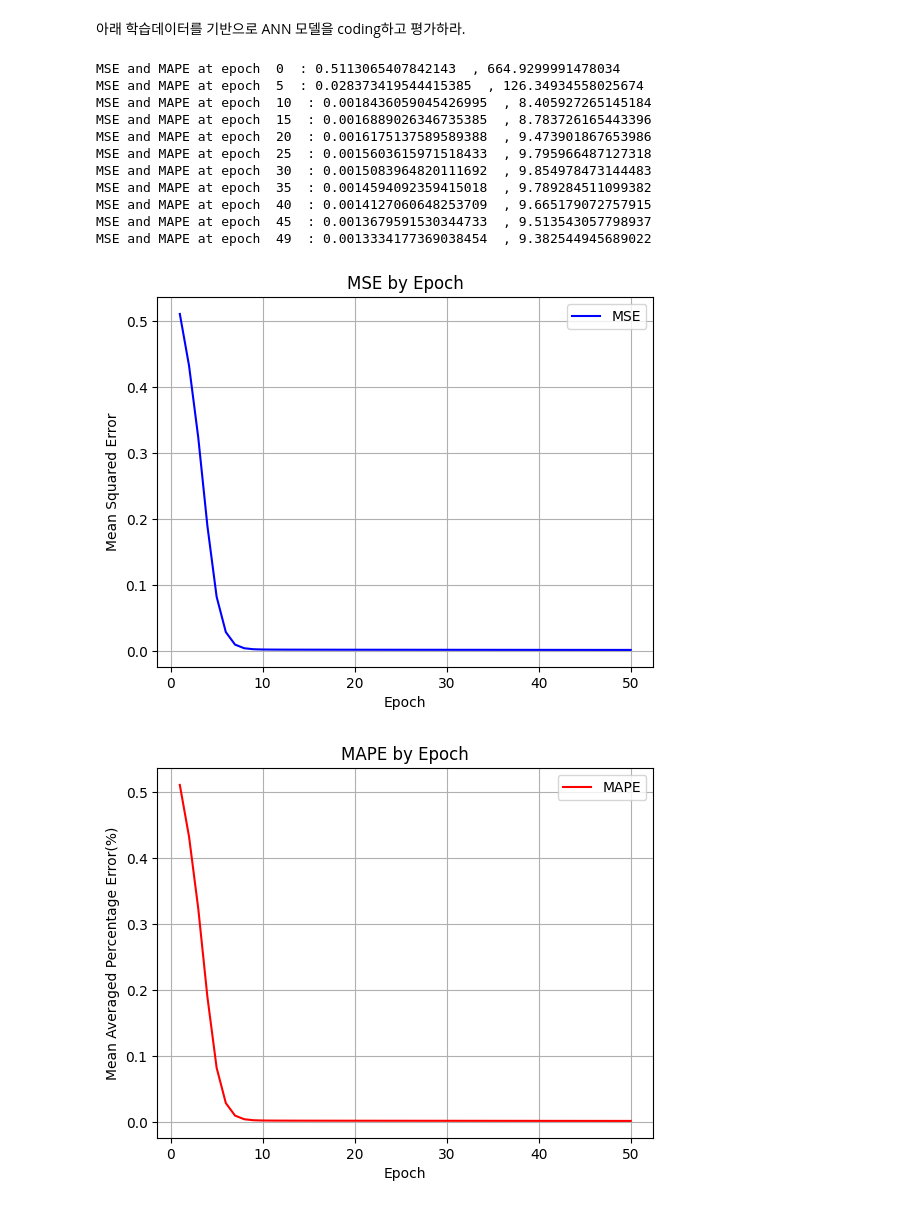
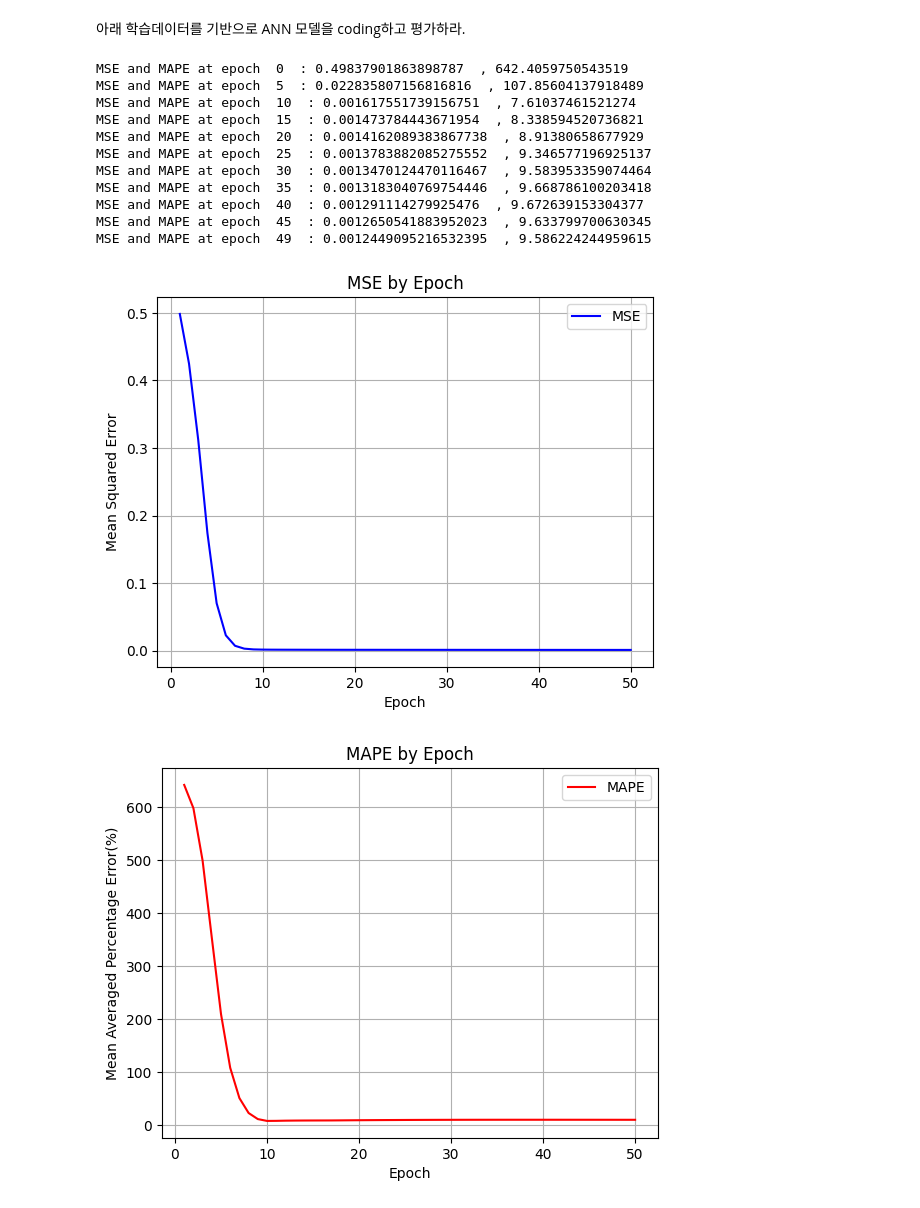
Before and after one commit to kangdh9447/MLP, a Jupyter notebook: HW10.ipynb, the cells around one changed output. Drawn from its saved outputs; the diff is of its cells as text; code cells hidden in the pictures.

```diff
--- a/HW10.ipynb
+++ b/HW10.ipynb
@@ -75,6 +75,7 @@ for epoch in range(epochs):
 
         dJdb1_1 = dJdZ1 * sigmoid_derivative(Z_tilde[0])
         dJdb1_2 = dJdZ2 * sigmoid_derivative(Z_tilde[1])
+        dJdb1_3 = dJdZ3 * sigmoid_derivative(Z_tilde[2])
 
         # Update
         W1[0][0] += -alpha * dJdW1_11
@@ -88,6 +89,8 @@ for epoch in range(epochs):
 
         b1[0] += -alpha * dJdb1_1
         b1[1] += -alpha * dJdb1_2
+        b1[2] += -alpha * dJdb1_3
+
         W2[0][0] += -alpha * dJdW2_11
         W2[0][1] += -alpha * dJdW2_12
         b2[0] += -alpha*dJdb2
@@ -99,37 +102,37 @@ for epoch in range(epochs):
        print('MSE and MAPE at epoch ', epoch, ' :',
              np.squeeze(MSE), ' ,', np.squeeze(MAPE))
 # %% [output]
-MSE and MAPE at epoch  0  : 0.5113065407842143  , 664.9299991478034
-MSE and MAPE at epoch  5  : 0.028373419544415385  , 126.34934558025674
-MSE and MAPE at epoch  10  : 0.0018436059045426995  , 8.405927265145184
-MSE and MAPE at epoch  15  : 0.0016889026346735385  , 8.783726165443396
-MSE and MAPE at epoch  20  : 0.0016175137589589388  , 9.473901867653986
-MSE and MAPE at epoch  25  : 0.0015603615971518433  , 9.795966487127318
-MSE and MAPE at epoch  30  : 0.0015083964820111692  , 9.854978473144483
-MSE and MAPE at epoch  35  : 0.0014594092359415018  , 9.789284511099382
-MSE and MAPE at epoch  40  : 0.0014127060648253709  , 9.665179072757915
-MSE and MAPE at epoch  45  : 0.0013679591530344733  , 9.513543057798937
-MSE and MAPE at epoch  49  : 0.0013334177369038454  , 9.382544945689022
+MSE and MAPE at epoch  0  : 0.49837901863898787  , 642.4059750543519
+MSE and MAPE at epoch  5  : 0.022835807156816816  , 107.85604137918489
+MSE and MAPE at epoch  10  : 0.001617551739156751  , 7.61037461521274
+MSE and MAPE at epoch  15  : 0.001473784443671954  , 8.338594520736821
+MSE and MAPE at epoch  20  : 0.0014162089383867738  , 8.91380658677929
+MSE and MAPE at epoch  25  : 0.0013783882085275552  , 9.346577196925137
+MSE and MAPE at epoch  30  : 0.0013470124470116467  , 9.583953359074464
+MSE and MAPE at epoch  35  : 0.0013183040769754446  , 9.668786100203418
+MSE and MAPE at epoch  40  : 0.001291114279925476  , 9.672639153304377
+MSE and MAPE at epoch  45  : 0.0012650541883952023  , 9.633799700630345
+MSE and MAPE at epoch  49  : 0.0012449095216532395  , 9.586224244959615
 # %%
 plt.figure()
 plt.plot(np.arange(1,epochs+1), MSE_list, label='MSE', linewidth=1.5, color='b')
 #plt.yscale('log')
 plt.xlabel('Epoch')
 plt.ylabel('Mean Squared Error')
 plt.title('MSE by Epoch')
 plt.legend()
 plt.grid(True)
 plt.show()
 
 plt.figure()
-plt.plot(np.arange(1,epochs+1), MSE_list, label='MAPE', linewidth=1.5, color='r')
+plt.plot(np.arange(1,epochs+1), MAPE_list, label='MAPE', linewidth=1.5, color='r')
 #plt.yscale('log')
 plt.xlabel('Epoch')
 plt.ylabel('Mean Averaged Percentage Error(%)')
 plt.title('MAPE by Epoch')
 plt.legend()
 plt.grid(True)
 plt.show()
 # %% [output]
-[figure, old version]
+[figure, new version]
-[figure, old version]
+[figure, new version]
```
